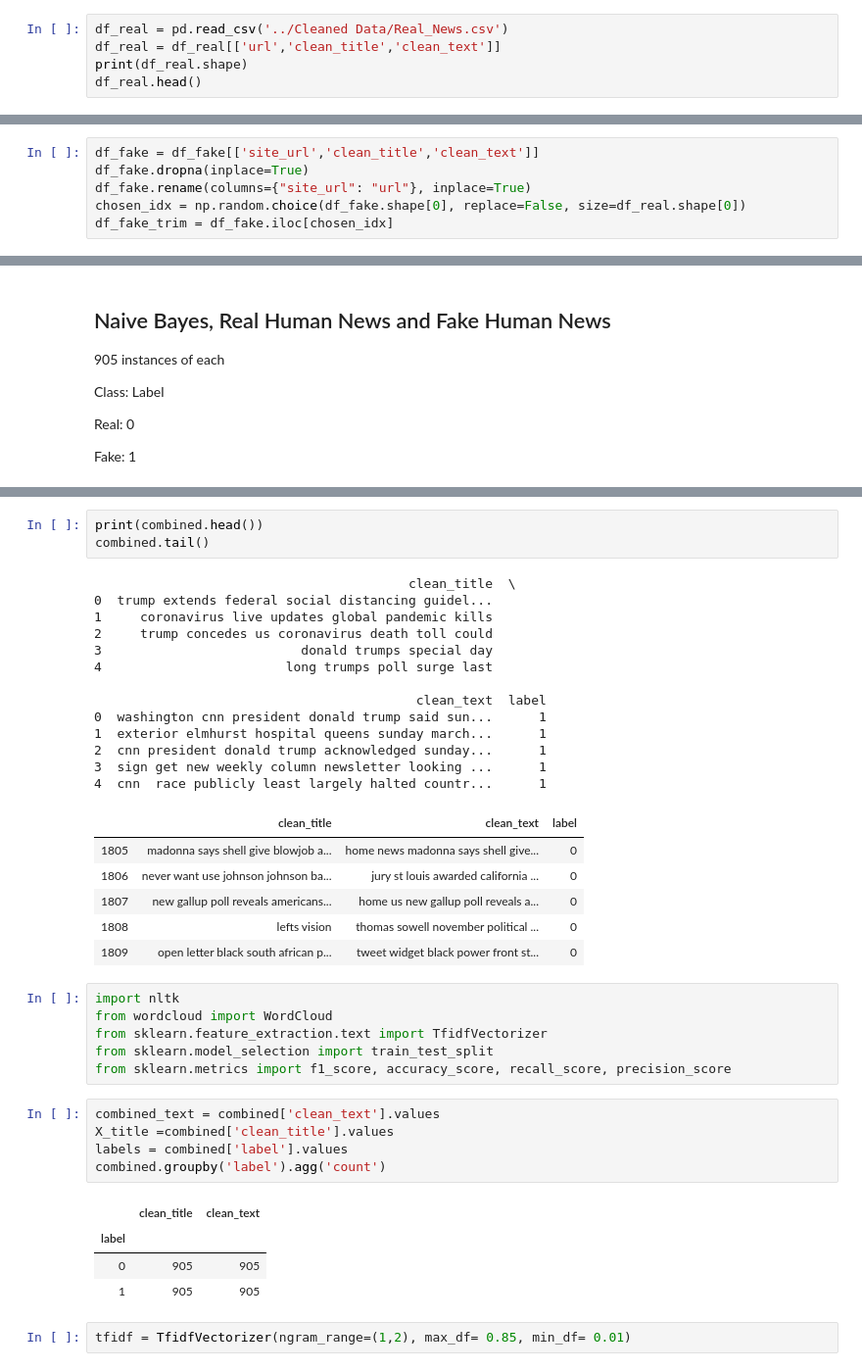
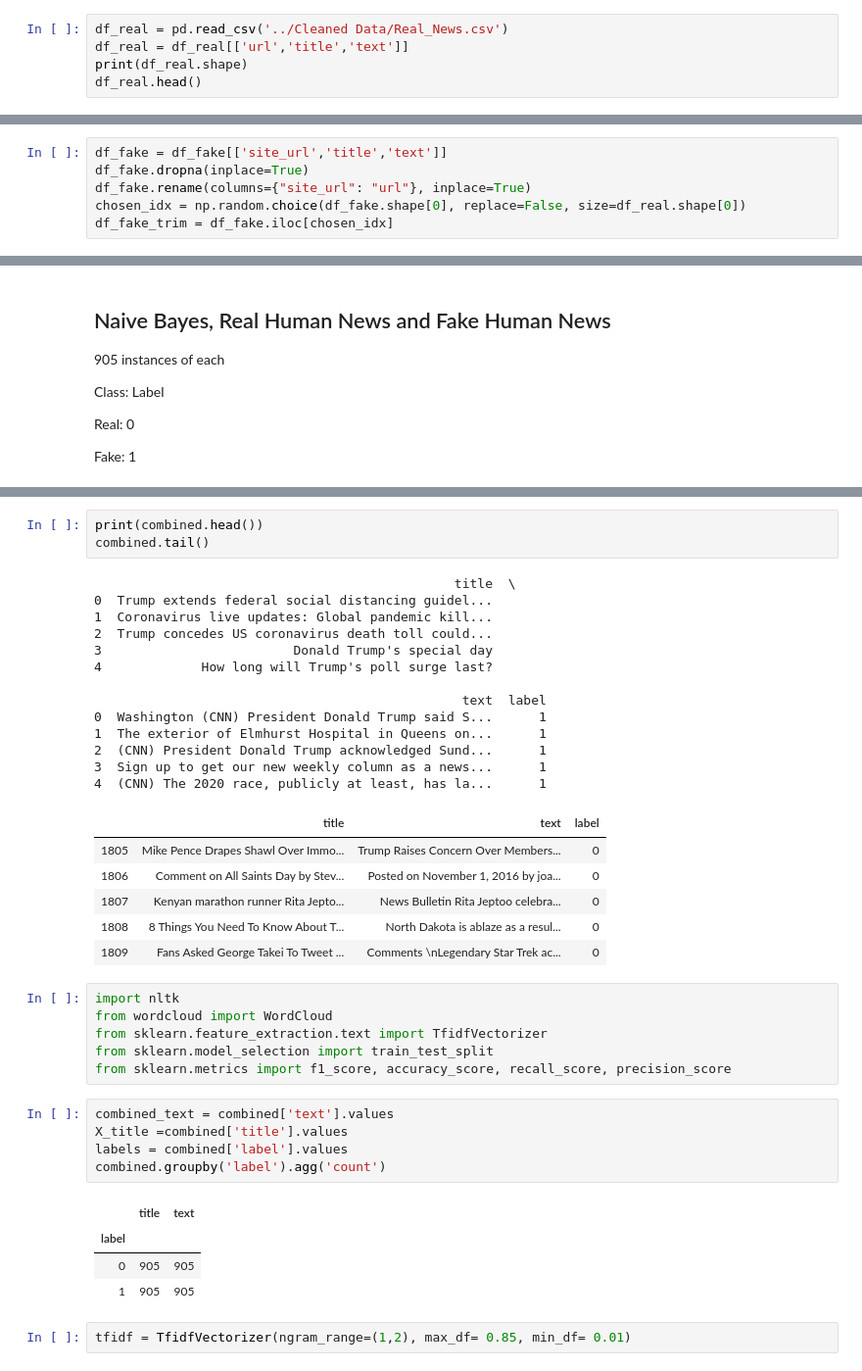
Before and after one commit to jpyneni3/Fake_News_Detector, a Jupyter notebook: Notebooks/NaiveBayes.ipynb, the cells around one changed output, grey strips where cells are left out. Shown: that part at 98% size. Drawn from its saved outputs; the diff is of its cells as text.

```diff
--- a/Notebooks/NaiveBayes.ipynb
+++ b/Notebooks/NaiveBayes.ipynb
@@ -4,7 +4,7 @@ import numpy as np
 import json
 # %%
 df_real = pd.read_csv('../Cleaned Data/Real_News.csv')
-df_real = df_real[['url','clean_title','clean_text']]
+df_real = df_real[['url','title','text']]
 print(df_real.shape)
 df_real.head()
 # %% [output]
@@ -44,7 +44,7 @@ df_fake.head()
 | 4 | 4 | 0206b54719c7e241ffe0ad4315b808290... | 0 | Fed Up | 2016-11-01T21:56:00.000+02:00 | FANTASTIC! TRUMP'S 7 POINT PLAN T... | Email HEALTHCARE REFORM TO MAKE A... | english | 2016-11-01T23:59:42.266+02:00 | 100percentfedup.com | ... |
 5 rows × 23 columns
 # %%
-df_fake = df_fake[['site_url','clean_title','clean_text']]
+df_fake = df_fake[['site_url','title','text']]
 df_fake.dropna(inplace=True)
 df_fake.rename(columns={"site_url": "url"}, inplace=True)
 chosen_idx = np.random.choice(df_fake.shape[0], replace=False, size=df_real.shape[0])
@@ -106,25 +109,25 @@ combined = pd.concat([df_real,df_fake_trim],ignore_index=True)
 print(combined.head())
 combined.tail()
 # %% [output]
-                                         clean_title  \
-0  trump extends federal social distancing guidel...
-1     coronavirus live updates global pandemic kills
-2     trump concedes us coronavirus death toll could
-3                          donald trumps special day
-4                        long trumps poll surge last
+                                               title  \
+0  Trump extends federal social distancing guidel...
+1  Coronavirus live updates: Global pandemic kill...
+2  Trump concedes US coronavirus death toll could...
+3                         Donald Trump's special day
+4             How long will Trump's poll surge last?
 
-                                          clean_text  label
-0  washington cnn president donald trump said sun...      1
-1  exterior elmhurst hospital queens sunday march...      1
-2  cnn president donald trump acknowledged sunday...      1
-3  sign get new weekly column newsletter looking ...      1
-4  cnn  race publicly least largely halted countr...      1
+                                                text  label
+0  Washington (CNN) President Donald Trump said S...      1
+1  The exterior of Elmhurst Hospital in Queens on...      1
+2  (CNN) President Donald Trump acknowledged Sund...      1
+3  Sign up to get our new weekly column as a news...      1
+4  (CNN) The 2020 race, publicly at least, has la...      1
-|  | clean_title | clean_text | label |
-| 1805 | madonna says shell give blowjob a... | home news madonna says shell give... | 0 |
-| 1806 | never want use johnson johnson ba... | jury st louis awarded california ... | 0 |
-| 1807 | new gallup poll reveals americans... | home us new gallup poll reveals a... | 0 |
-| 1808 | lefts vision | thomas sowell november political ... | 0 |
-| 1809 | open letter black south african p... | tweet widget black power front st... | 0 |
+|  | title | text | label |
+| 1805 | Mike Pence Drapes Shawl Over Immo... | Trump Raises Concern Over Members... | 0 |
+| 1806 | Comment on All Saints Day by Stev... | Posted on November 1, 2016 by joa... | 0 |
+| 1807 | Kenyan marathon runner Rita Jepto... | News Bulletin Rita Jeptoo celebra... | 0 |
+| 1808 | 8 Things You Need To Know About T... | North Dakota is ablaze as a resul... | 0 |
+| 1809 | Fans Asked George Takei To Tweet ... | Comments \nLegendary Star Trek ac... | 0 |
 # %%
 import nltk
 from wordcloud import WordCloud
@@ -132,12 +135,12 @@ from sklearn.feature_extraction.text import TfidfVectorizer
 from sklearn.model_selection import train_test_split
 from sklearn.metrics import f1_score, accuracy_score, recall_score, precision_score
 # %%
-combined_text = combined['clean_text'].values
-X_title =combined['clean_title'].values
+combined_text = combined['text'].values
+X_title =combined['title'].values
 labels = combined['label'].values
 combined.groupby('label').agg('count')
 # %% [output]
-|  | clean_title | clean_text |
+|  | title | text |
 | label |  |  |
 | 0 | 905 | 905 |
 | 1 | 905 | 905 |
```
Also changed, not shown: parts of 23 cells of this notebook, 5 other files.
